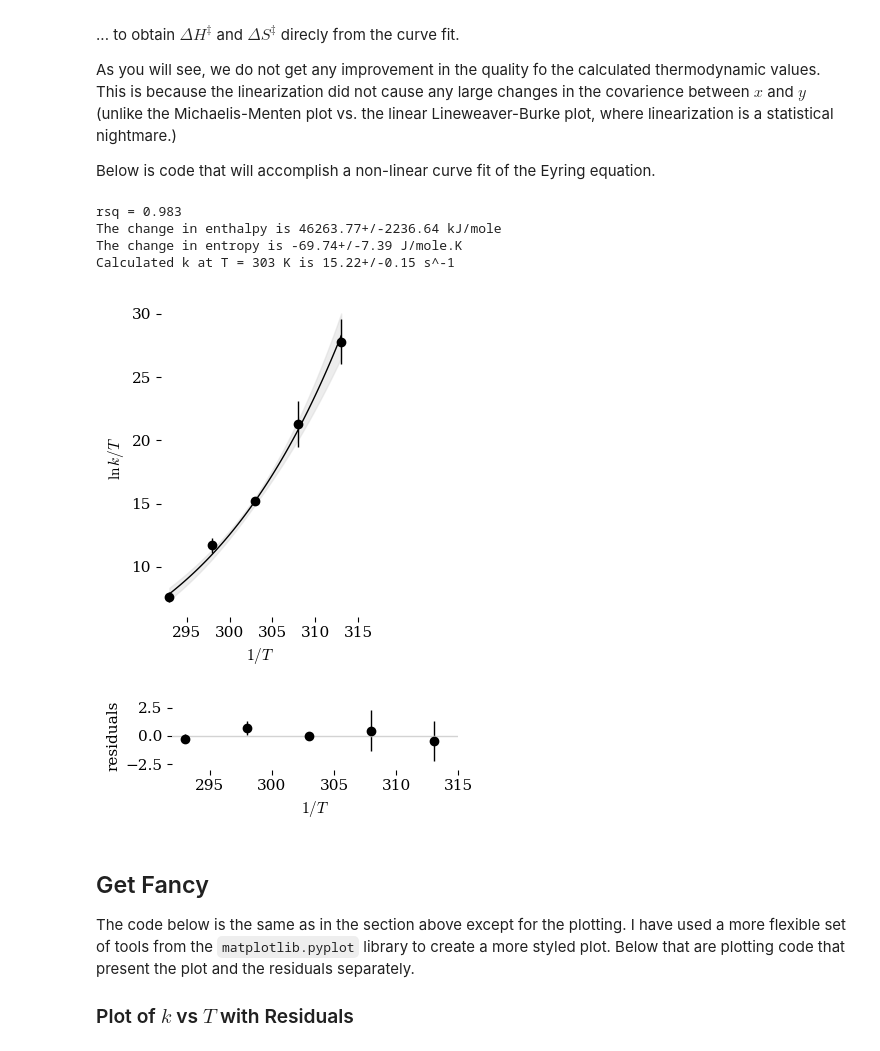
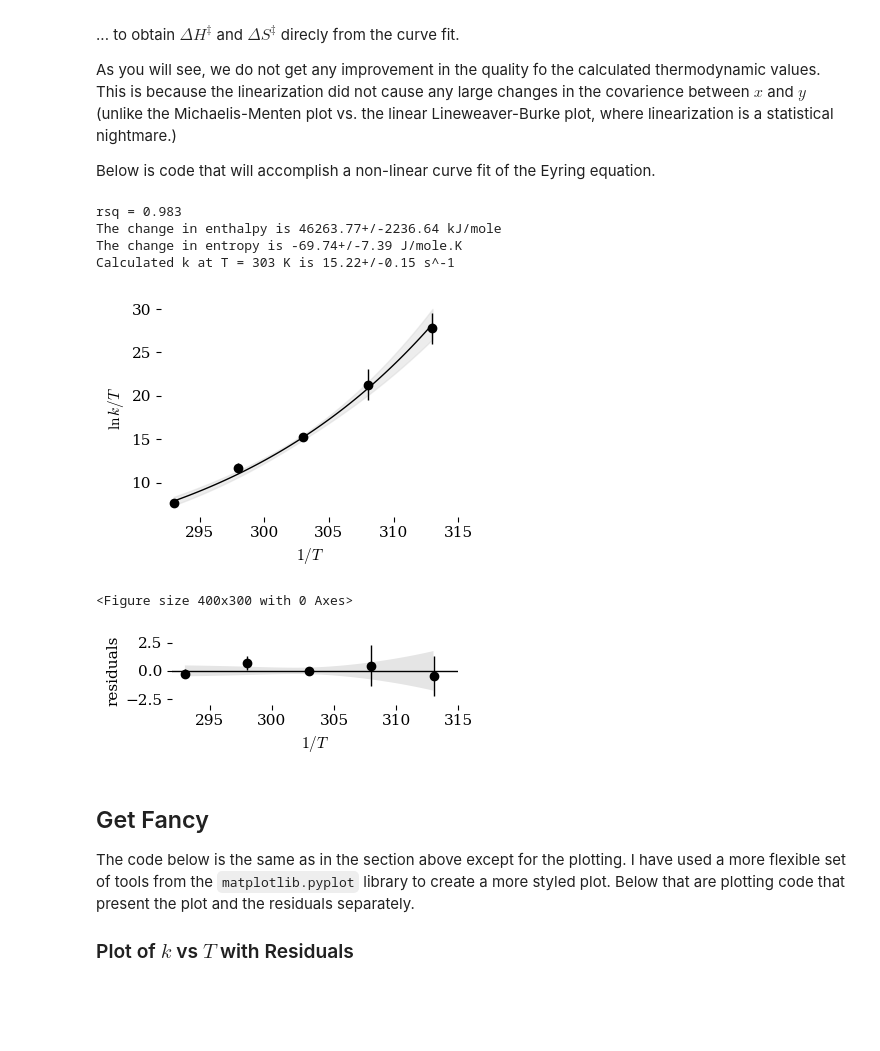
Before and after one commit to blinkletter/PythonPresentation, a Jupyter notebook: 03B-Eyring_Exercises_2_curvefit.ipynb, the cells around one changed output. Drawn from its saved outputs; the diff is of its cells as text; code cells hidden in the pictures; blank space fills up the shorter version.

```diff
--- a/03B-Eyring_Exercises_2_curvefit.ipynb
+++ b/03B-Eyring_Exercises_2_curvefit.ipynb
@@ -35,7 +35,7 @@ location_styles = "styles/"     ## Use github locations for Colab
 #location_data = "https://raw.githubusercontent.com/blinkletter/PythonPresentation/main/data/"
 #location_styles = "https://raw.githubusercontent.com/blinkletter/PythonPresentation/main/styles/"
 
-size = [3,4]
+size = [4,3]
 size2 = [4,5]
 # %% [output]
 mkdir: plots: File exists
@@ -407,36 +407,45 @@ plt.fill_between(x_0, fit_up, fit_dn,
                    label="confidence interval")
 
 plt.errorbar(x, y, yerr=y_err * sigma, xerr=None,
              fmt="None", ecolor="black", zorder=2)
 plt.xticks([295,300, 305,310,315])         # there were too many x labels
 plt.xlabel(r"${1/T}$")
 plt.ylabel(r"$\ln{k/T}$")
 plt.savefig("plots/3B-05.pdf")
 plt.show()                                       # show plot (and clear)
 
 ######################
 ### Plot the residuals
 ######################
 residuals = y - eyring(x, dH.n, dS.n)    # difference between data and line-fit
+plt.figure(figsize=size)
 plt.figure().set_figheight(1.5)          # set plot height to 1 inch
+
+# make filled band
+plt.fill_between(x_0, unp.std_devs(best_fit_y) * sigma, -unp.std_devs(best_fit_y) * sigma,
+                   facecolor="black", alpha=0.1, zorder = 1,
+                   linewidth = 0, label="confidence interval")
+
+
 plt.errorbar(x, residuals, yerr=y_err * sigma, xerr=None,
              fmt="None", ecolor="black", zorder=2)
-plt.axhline(0, color='lightgray')        # plot a horizontal line
+plt.axhline(0, color='black')        # plot a horizontal line
 plt.plot(x,residuals,"ko")
 plt.xticks([295,300, 305,310,315])       # there were too many x labels
 plt.ylim(-3,3)
 
 plt.xlabel(r"${1/T}$")
 plt.ylabel(r"residuals")
 plt.savefig("plots/3B-06.pdf")
 plt.show()
 # %% [output]
 rsq = 0.983
 The change in enthalpy is 46263.77+/-2236.64 kJ/mole
 The change in entropy is -69.74+/-7.39 J/mole.K
 Calculated k at T = 303 K is 15.22+/-0.15 s^-1
-[figure, old version]
+[figure, new version]
+<Figure size 400x300 with 0 Axes>
-[figure, old version]
+[figure, new version]
 # %% [markdown]
 ## Get Fancy
 
```
Also changed, not shown: parts of 4 cells of this notebook, 12 other files.
